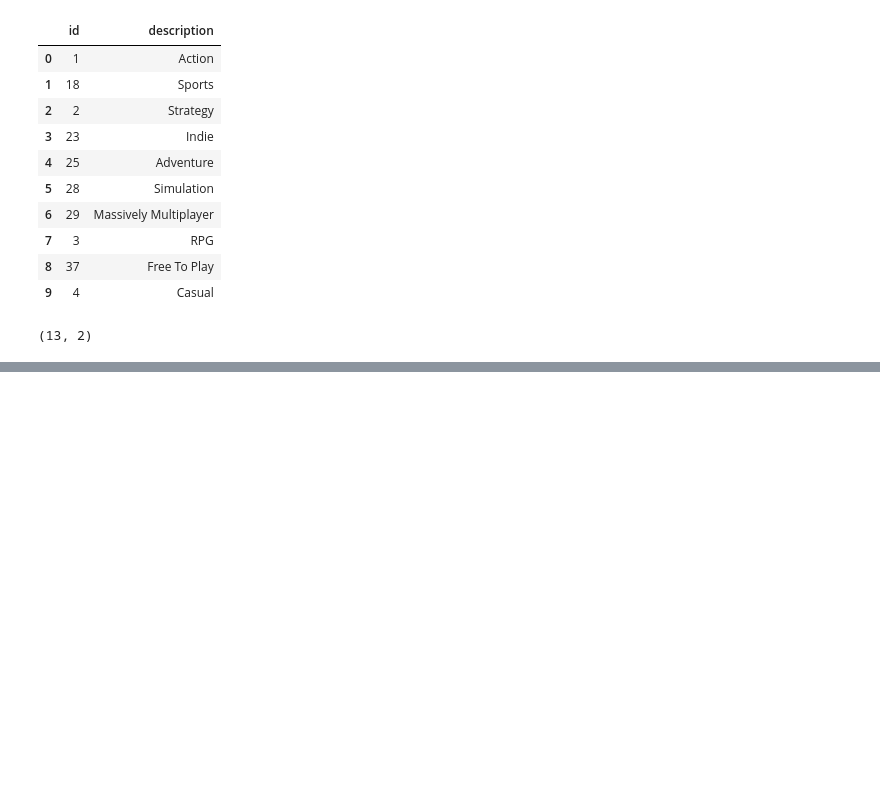
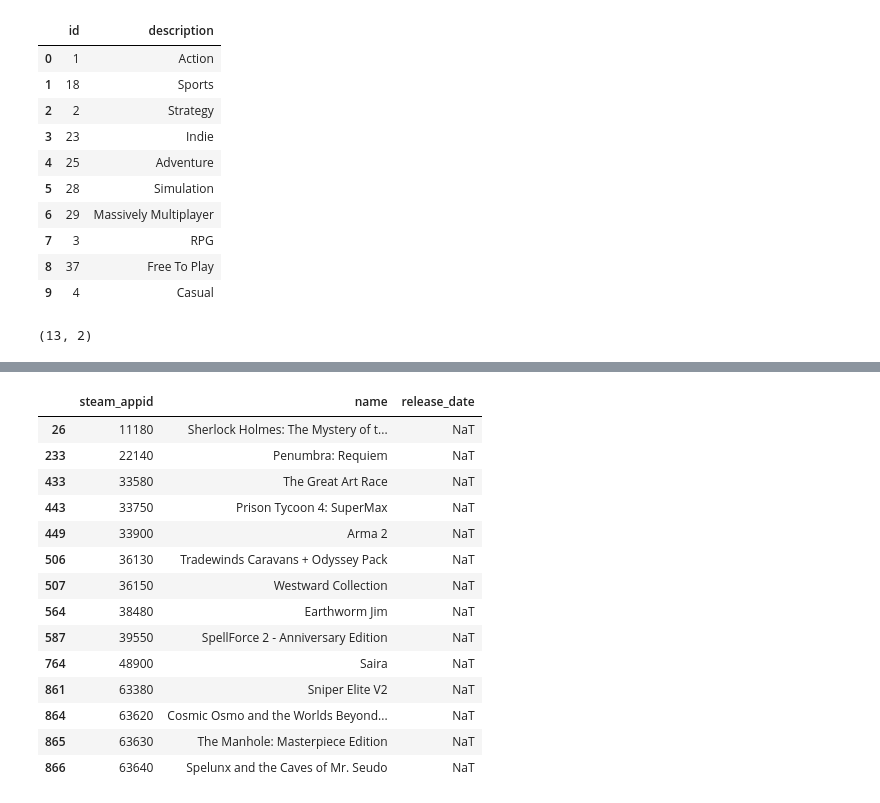
Before and after one commit to ignatrovino12/steam-statistics, a Jupyter notebook: src/transformation/3_transform_app_details.ipynb, the cells around one changed output, grey strips where cells are left out. Saved outputs shown, nothing was run; the diff lists cells and outputs as text; code cells hidden in the pictures; blank space fills up the shorter version.

```diff
--- a/src/transformation/3_transform_app_details.ipynb
+++ b/src/transformation/3_transform_app_details.ipynb
@@ -800,0 +1022,26 @@ dtype: object
+# %%
+# Some games have no release date provided by Steam.
+# These values are kept as NaT rather than being filled artificially.
+display(
+    df[df["steam_appid"].isin(
+        games_df.loc[games_df["release_date"].isna(), "steam_appid"]
+    )][
+        ["steam_appid", "name", "release_date"]
+    ]
+)
+# %% [output]
+|  | steam_appid | name | release_date |
+| 26 | 11180 | Sherlock Holmes: The Mystery of t... | NaT |
+| 233 | 22140 | Penumbra: Requiem | NaT |
+| 433 | 33580 | The Great Art Race | NaT |
+| 443 | 33750 | Prison Tycoon 4: SuperMax | NaT |
+| 449 | 33900 | Arma 2 | NaT |
+| 506 | 36130 | Tradewinds Caravans + Odyssey Pack | NaT |
+| 507 | 36150 | Westward Collection | NaT |
+| 564 | 38480 | Earthworm Jim | NaT |
+| 587 | 39550 | SpellForce 2 - Anniversary Edition | NaT |
+| 764 | 48900 | Saira | NaT |
+| 861 | 63380 | Sniper Elite V2 | NaT |
+| 864 | 63620 | Cosmic Osmo and the Worlds Beyond... | NaT |
+| 865 | 63630 | The Manhole: Masterpiece Edition | NaT |
+| 866 | 63640 | Spelunx and the Caves of Mr. Seudo | NaT |
```
Also changed, not shown: parts of 30 cells of this notebook.
